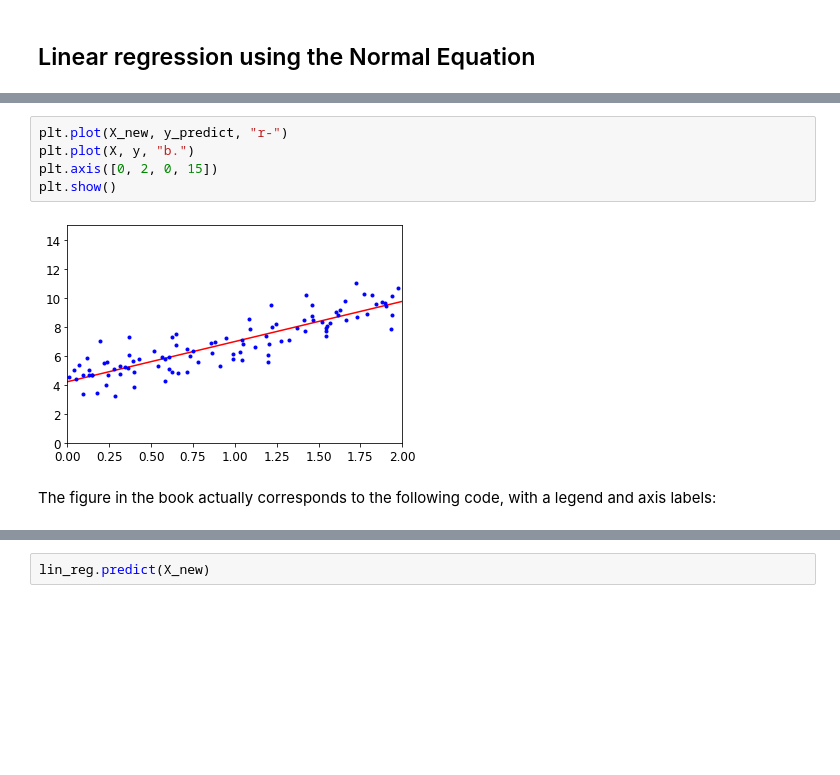
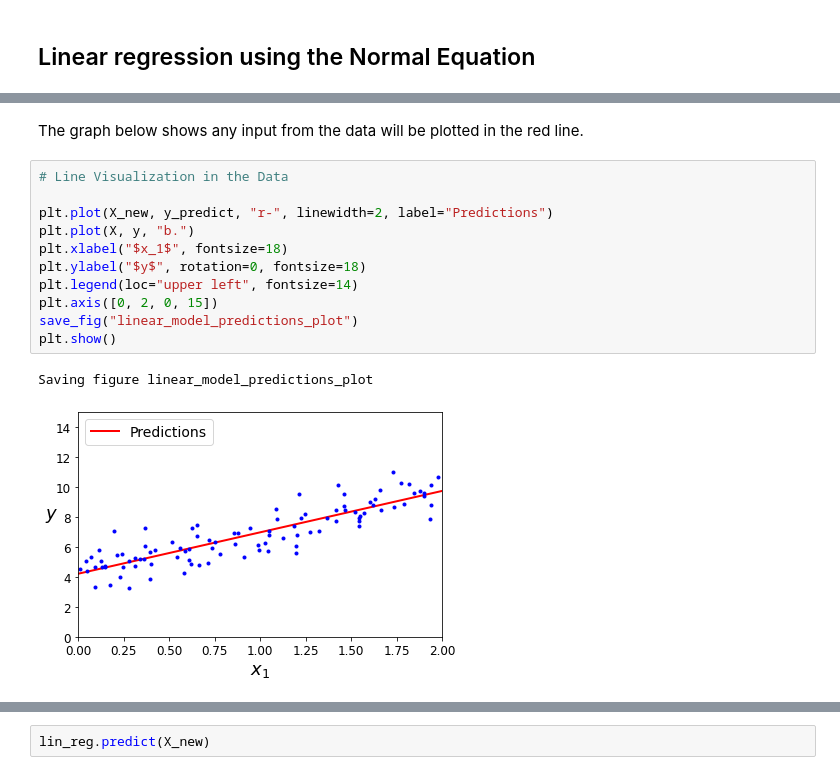
Before and after one commit to ardhiraka/FSDS_Guidelines, a Jupyter notebook: p1/w1/d2pm.ipynb, the cells around one changed output, grey strips where cells are left out. Drawn from its saved outputs; the diff is of its cells as text; blank space fills up the shorter version.

```diff
--- a/p1/w1/d2pm.ipynb
+++ b/p1/w1/d2pm.ipynb
@@ -76,9 +164,16 @@ array([[4.21509616],
+# %% [markdown]
+The graph below shows any input from the data will be plotted in the red line.
 # %%
-plt.plot(X_new, y_predict, "r-")
+# Line Visualization in the Data
+
+plt.plot(X_new, y_predict, "r-", linewidth=2, label="Predictions")
 plt.plot(X, y, "b.")
+plt.xlabel("$x_1$", fontsize=18)
+plt.ylabel("$y$", rotation=0, fontsize=18)
+plt.legend(loc="upper left", fontsize=14)
 plt.axis([0, 2, 0, 15])
+save_fig("linear_model_predictions_plot")
 plt.show()
 # %% [output]
+Saving figure linear_model_predictions_plot
-[figure, old version]
+[figure, new version]
-# %% [markdown]
-The figure in the book actually corresponds to the following code, with a legend and axis labels:
```
Also changed, not shown: parts of 51 cells of this notebook, 1 other file.
